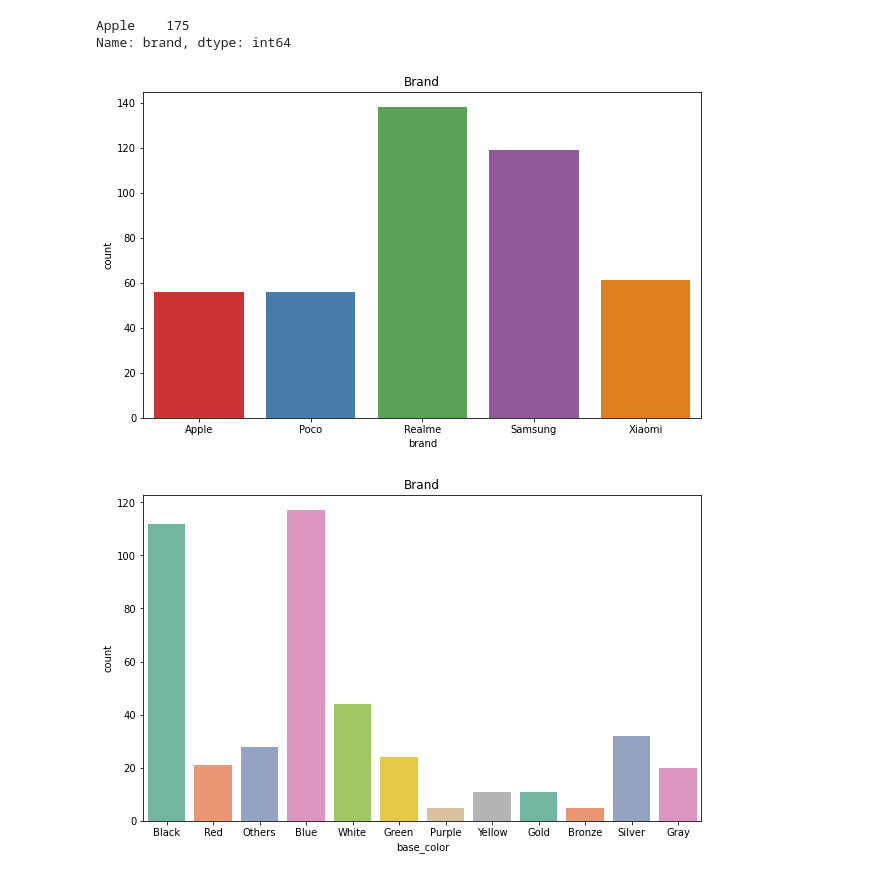
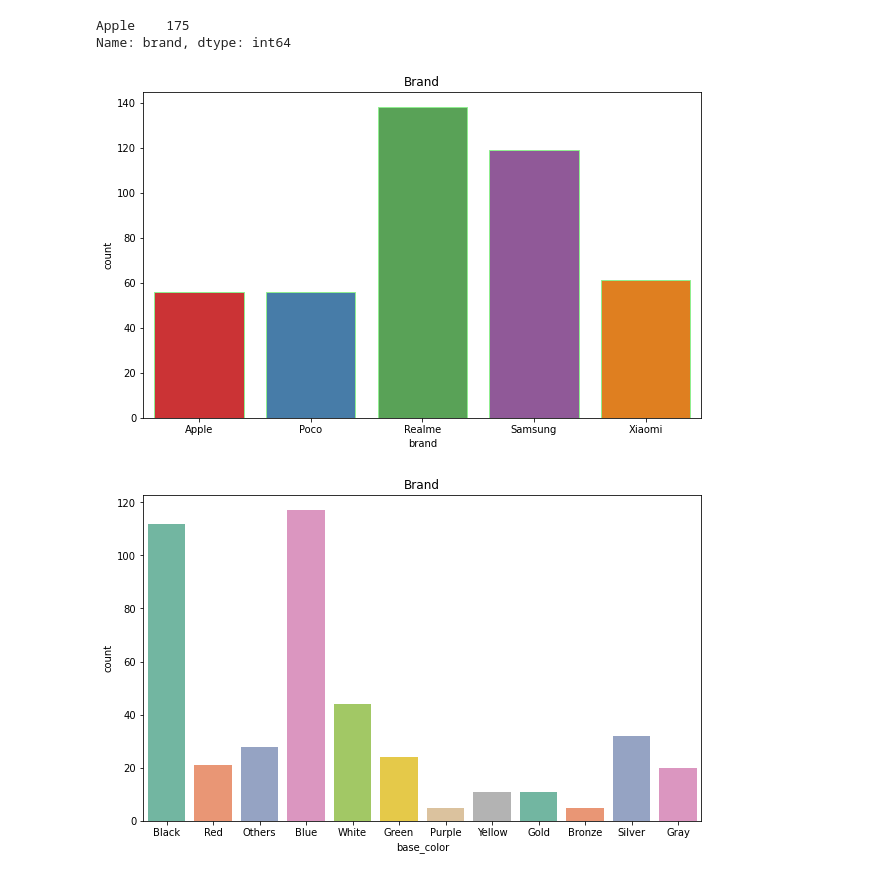
Before and after one commit to Arpan-tech-create/Exploratory_Data_Analysis, a Jupyter notebook: Mobile Sales.ipynb, the cells around one changed output. Saved outputs shown, nothing was run; the diff lists cells and outputs as text; code cells hidden in the pictures.

```diff
--- a/Mobile Sales.ipynb
+++ b/Mobile Sales.ipynb
@@ -135,11 +135,11 @@ Name: brand, dtype: int64
 # %%
 #count plots
 plt.figure(figsize = (10,6))
-sns.countplot(read['brand'], palette = 'Set1')
+sns.countplot(read['brand'], palette = 'Set1',edgecolor='lightgreen')
 plt.title("Brand")
 plt.show()
 # %% [output]
-[figure, old version]
+[figure, new version]
 # %%
 #base color counts
 plt.figure(figsize = (10,6))
```
Also changed, not shown: parts of 3 cells of this notebook, 3 other files.
